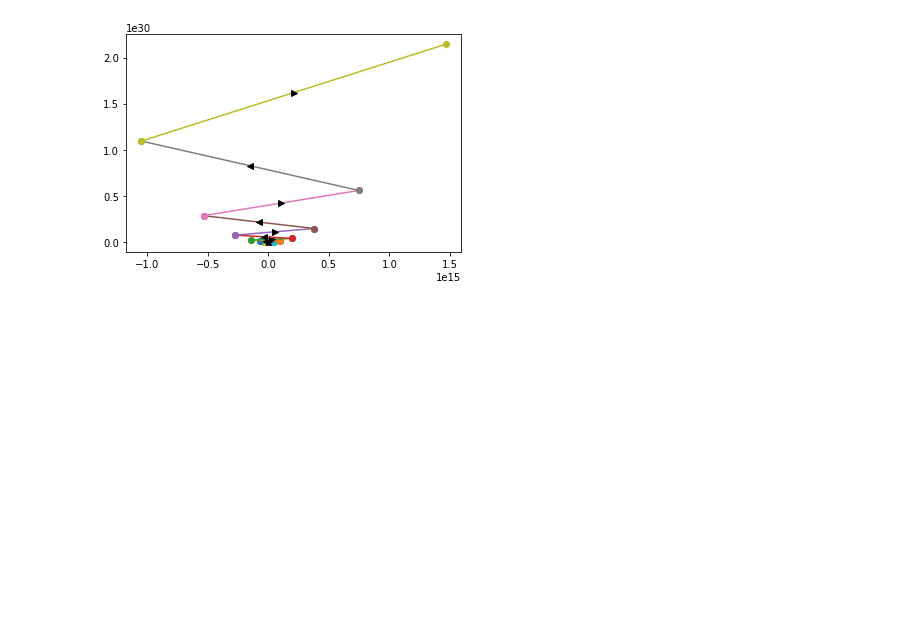
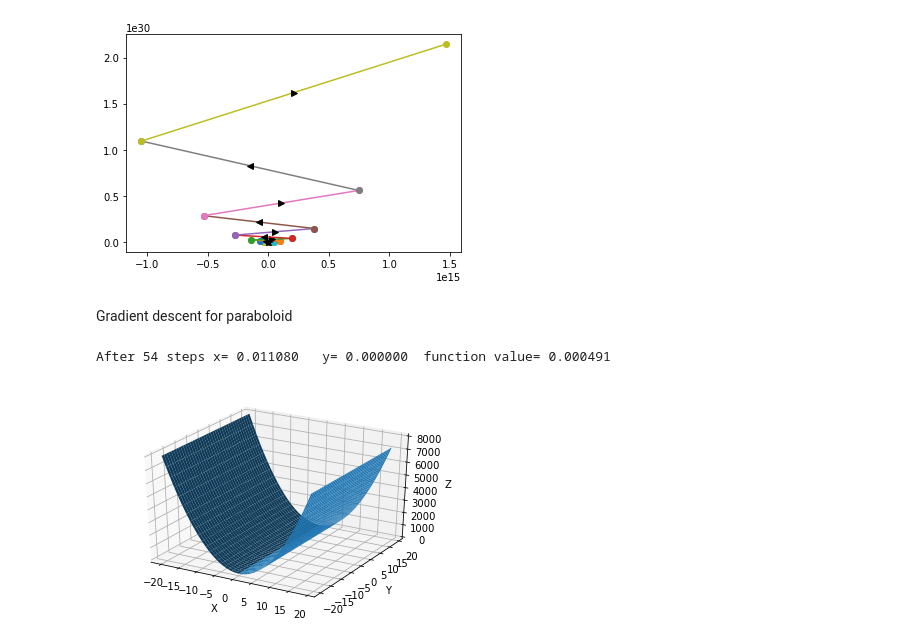
Before and after one commit to lluidesia/my-data-science-study-jam, a Jupyter notebook: Algorithms/Gradient descent.ipynb, the cells around one changed output. Drawn from its saved outputs; the diff is of its cells as text; code cells hidden in the pictures; blank space fills up the shorter version.

Commit message:
Gradient descent for paraboloid

```diff
--- a/Algorithms/Gradient descent.ipynb
+++ b/Algorithms/Gradient descent.ipynb
@@ -64,3 +66,5 @@ f.gradient_descent(step_size = 1.2)
 # %% [output]
 After 100 steps x= -2050093044424951.000000  function value= 4202881490799584626882333638656.000000
 [figure]
+# %% [markdown]
+Gradient descent for paraboloid
@@ -66,0 +116,23 @@ After 100 steps x= -2050093044424951.000000  function value= 4202881490799584626
+# %%
+f3 = GD3(4,16,0)
+f3.gradient_descent(step_size = 0.01)
+# %% [output]
+After 54 steps x= 0.011080   y= 0.000000  function value= 0.000491
+# %%
+# draw paraboloid
+fig = plt.figure()
+ax = fig.add_subplot(111, projection ='3d')
+
+x = y = np.arange(-20.0, 20.0)
+X, Y = np.meshgrid(x, y)
+z = np.array(list(map(f3.func, x,y)))
+
+ax.plot_surface(X, Y, z)
+
+
+ax.set_xlabel('X')
+ax.set_ylabel('Y')
+ax.set_zlabel('Z')
+plt.show()
+# %% [output]
+[figure, added]
```
Also changed, not shown: parts of 2 cells of this notebook.
